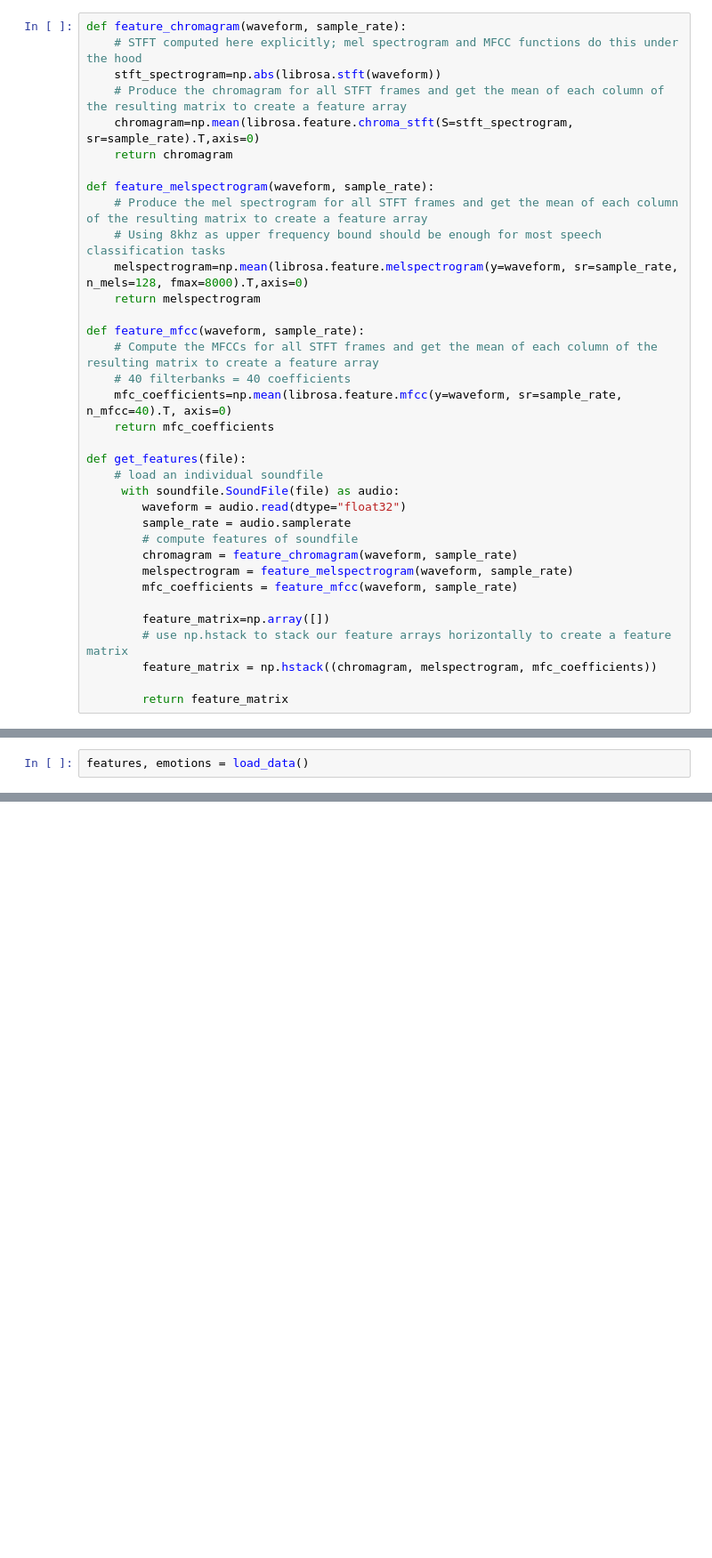
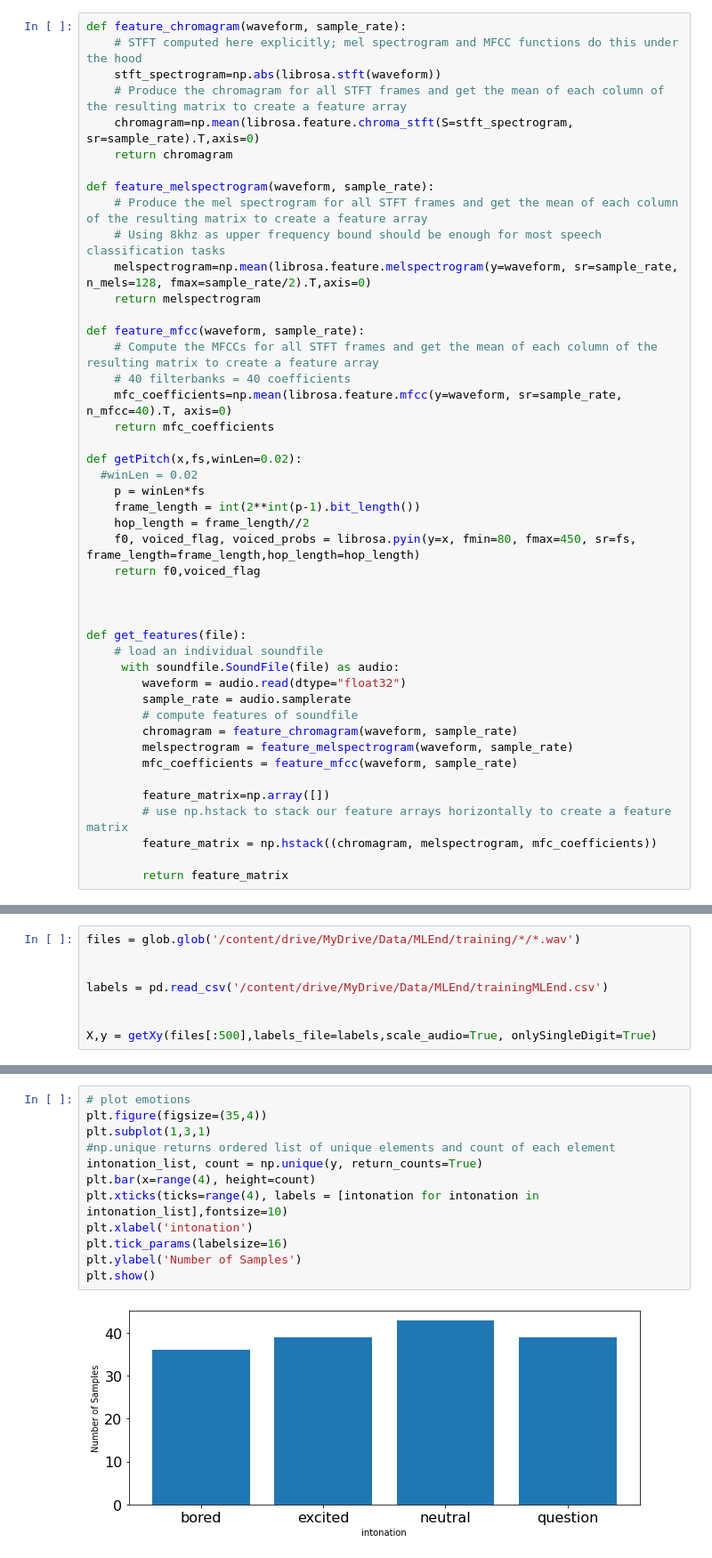
Before and after one commit to MoadSaadKhorchef/QMUL-BIG-DATA-SCIENCE, a Jupyter notebook: Couseworks/MACHINE LEARNING/CW2 - Mini Project/Testing.ipynb, the cells around one changed output, grey strips where cells are left out. Shown at 89% size. Cells and saved outputs as stored; diff of their text form; blank space fills up the shorter version.

```diff
--- a/Couseworks/MACHINE LEARNING/CW2 - Mini Project/Testing.ipynb
+++ b/Couseworks/MACHINE LEARNING/CW2 - Mini Project/Testing.ipynb
@@ -27,7 +29,7 @@ def feature_chromagram(waveform, sample_rate):
 def feature_melspectrogram(waveform, sample_rate):
     # Produce the mel spectrogram for all STFT frames and get the mean of each column of the resulting matrix to create a feature array
     # Using 8khz as upper frequency bound should be enough for most speech classification tasks
-    melspectrogram=np.mean(librosa.feature.melspectrogram(y=waveform, sr=sample_rate, n_mels=128, fmax=8000).T,axis=0)
+    melspectrogram=np.mean(librosa.feature.melspectrogram(y=waveform, sr=sample_rate, n_mels=128, fmax=sample_rate/2).T,axis=0)
     return melspectrogram
 
 def feature_mfcc(waveform, sample_rate):
@@ -35,6 +37,16 @@ def feature_mfcc(waveform, sample_rate):
     # 40 filterbanks = 40 coefficients
     mfc_coefficients=np.mean(librosa.feature.mfcc(y=waveform, sr=sample_rate, n_mfcc=40).T, axis=0)
     return mfc_coefficients
+
+def getPitch(x,fs,winLen=0.02):
+  #winLen = 0.02
+    p = winLen*fs
+    frame_length = int(2**int(p-1).bit_length())
+    hop_length = frame_length//2
+    f0, voiced_flag, voiced_probs = librosa.pyin(y=x, fmin=80, fmax=450, sr=fs, frame_length=frame_length,hop_length=hop_length)
+    return f0,voiced_flag
+
+
 
 def get_features(file):
     # load an individual soundfile
@@ -71,2 +82,0 @@ def load_data():
-# %%
-features, emotions = load_data()
@@ -72,0 +113,8 @@ features, emotions = load_data()
+# %%
+files = glob.glob('/content/drive/MyDrive/Data/MLEnd/training/*/*.wav')
+
+
+labels = pd.read_csv('/content/drive/MyDrive/Data/MLEnd/trainingMLEnd.csv')
+
+
+X,y = getXy(files[:500],labels_file=labels,scale_audio=True, onlySingleDigit=True)
@@ -72,0 +154,14 @@ features, emotions = load_data()
+# %%
+# plot emotions
+plt.figure(figsize=(35,4))
+plt.subplot(1,3,1)
+#np.unique returns ordered list of unique elements and count of each element
+intonation_list, count = np.unique(y, return_counts=True)
+plt.bar(x=range(4), height=count)
+plt.xticks(ticks=range(4), labels = [intonation for intonation in intonation_list],fontsize=10)
+plt.xlabel('intonation')
+plt.tick_params(labelsize=16)
+plt.ylabel('Number of Samples')
+plt.show()
+# %% [output]
+[figure, added]
```
Also changed, not shown: parts of 11 cells of this notebook.
